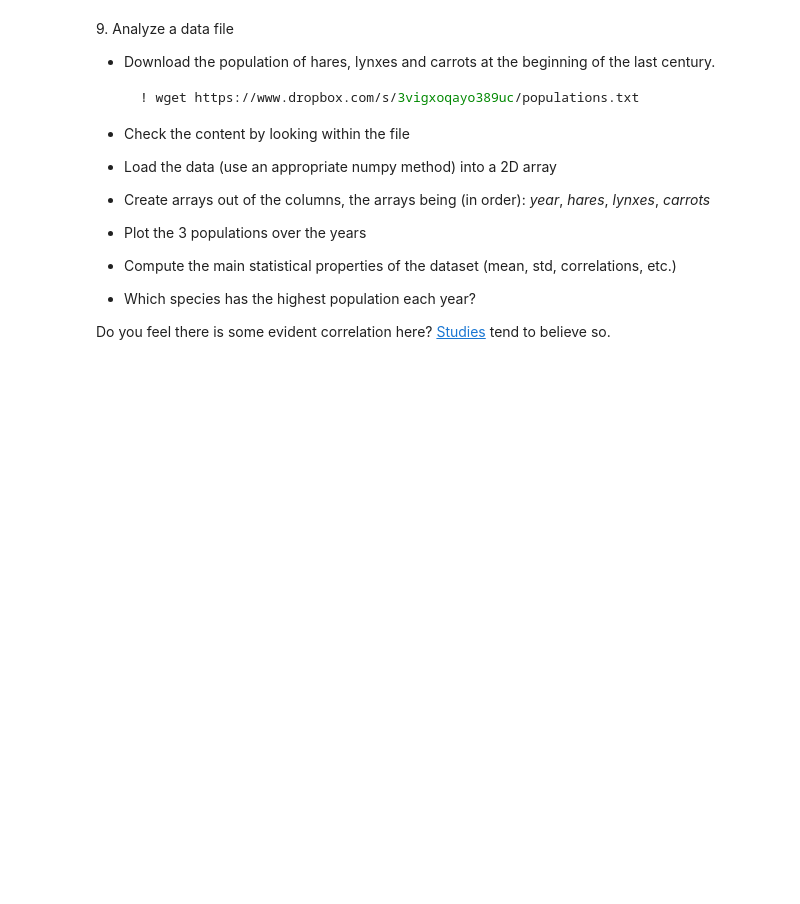
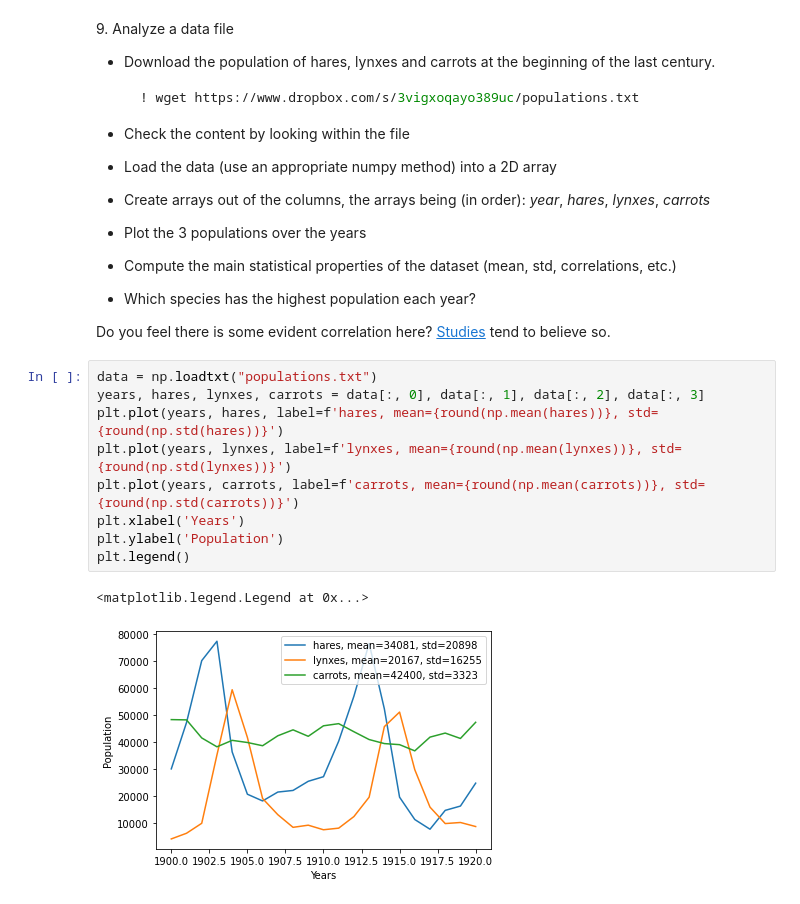
Before and after one commit to prodangp/LaboratoryOfComputationalPhysics_Y4, a Jupyter notebook: 03ex_Numpy.ipynb, the cells around one changed output. Saved outputs shown, nothing was run; the diff lists cells and outputs as text; blank space fills up the shorter version.

```diff
--- a/03ex_Numpy.ipynb
+++ b/03ex_Numpy.ipynb
@@ -286,3 +325,15 @@ Did you get what you expected?
   * Which species has the highest population each year?
 
 Do you feel there is some evident correlation here? [Studies](https://www.enr.gov.nt.ca/en/services/lynx/lynx-snowshoe-hare-cycle) tend to believe so.
+# %%
+data = np.loadtxt("populations.txt")
+years, hares, lynxes, carrots = data[:, 0], data[:, 1], data[:, 2], data[:, 3]
+plt.plot(years, hares, label=f'hares, mean={round(np.mean(hares))}, std={round(np.std(hares))}')
+plt.plot(years, lynxes, label=f'lynxes, mean={round(np.mean(lynxes))}, std={round(np.std(lynxes))}')
+plt.plot(years, carrots, label=f'carrots, mean={round(np.mean(carrots))}, std={round(np.std(carrots))}')
+plt.xlabel('Years')
+plt.ylabel('Population')
+plt.legend()
+# %% [output]
+<matplotlib.legend.Legend at 0x...>
+[figure, added]
```
Also changed, not shown: parts of 5 cells of this notebook, 1 other file.
